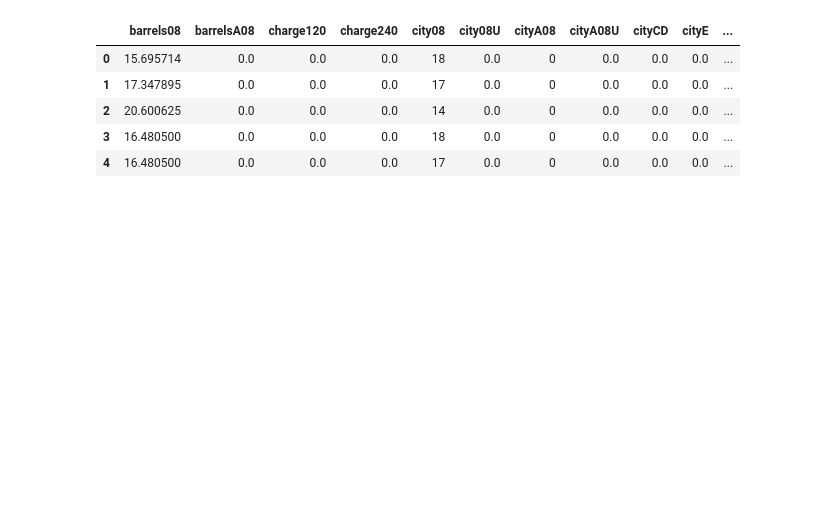
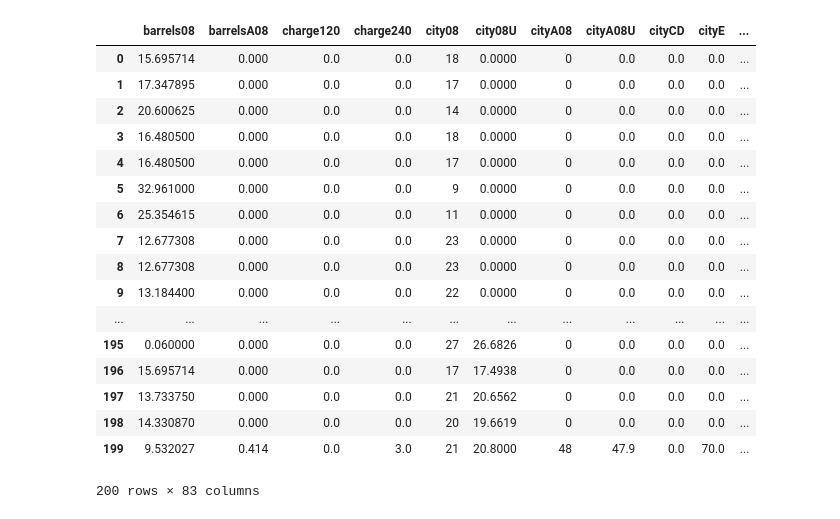
Before and after one commit to jnfoote76/fuel-economy-analysis, a Jupyter notebook: erica_work.ipynb, the cells around one changed output. Cells and saved outputs as stored; diff of their text form; code cells hidden in the pictures; blank space fills up the shorter version.

```diff
--- a/erica_work.ipynb
+++ b/erica_work.ipynb
@@ -1,14 +1,31 @@
 # %%
 #https://datasource.kapsarc.org/explore/dataset/us-vehicle-fuel-economy-data-1984-2017/table/
 import pandas as pd
+from sklearn.linear_model import LogisticRegression
 
-df = pd.read_csv("us-vehicle-fuel-economy-data-1984-2017.csv", ";")
+from sklearn.feature_extraction import DictVectorizer as DV
+import numpy as np
+np.set_printoptions(threshold=np.inf)
+
+vehicle_fuel_economy_data = pd.read_csv("us-vehicle-fuel-economy-data-1984-2017.csv", ";")
 pd.set_option('display.max_columns', None)
-df.head()
+vehicle_fuel_economy_data.head(200)
 # %% [output]
 |  | barrels08 | barrelsA08 | charge120 | charge240 | city08 | city08U | cityA08 | cityA08U | cityCD | cityE | ... |
-| 0 | 15.695714 | 0.0 | 0.0 | 0.0 | 18 | 0.0 | 0 | 0.0 | 0.0 | 0.0 | ... |
-| 1 | 17.347895 | 0.0 | 0.0 | 0.0 | 17 | 0.0 | 0 | 0.0 | 0.0 | 0.0 | ... |
-| 2 | 20.600625 | 0.0 | 0.0 | 0.0 | 14 | 0.0 | 0 | 0.0 | 0.0 | 0.0 | ... |
-| 3 | 16.480500 | 0.0 | 0.0 | 0.0 | 18 | 0.0 | 0 | 0.0 | 0.0 | 0.0 | ... |
-| 4 | 16.480500 | 0.0 | 0.0 | 0.0 | 17 | 0.0 | 0 | 0.0 | 0.0 | 0.0 | ... |
+| 0 | 15.695714 | 0.000 | 0.0 | 0.0 | 18 | 0.0000 | 0 | 0.0 | 0.0 | 0.0 | ... |
+| 1 | 17.347895 | 0.000 | 0.0 | 0.0 | 17 | 0.0000 | 0 | 0.0 | 0.0 | 0.0 | ... |
+| 2 | 20.600625 | 0.000 | 0.0 | 0.0 | 14 | 0.0000 | 0 | 0.0 | 0.0 | 0.0 | ... |
+| 3 | 16.480500 | 0.000 | 0.0 | 0.0 | 18 | 0.0000 | 0 | 0.0 | 0.0 | 0.0 | ... |
+| 4 | 16.480500 | 0.000 | 0.0 | 0.0 | 17 | 0.0000 | 0 | 0.0 | 0.0 | 0.0 | ... |
+| 5 | 32.961000 | 0.000 | 0.0 | 0.0 | 9 | 0.0000 | 0 | 0.0 | 0.0 | 0.0 | ... |
+| 6 | 25.354615 | 0.000 | 0.0 | 0.0 | 11 | 0.0000 | 0 | 0.0 | 0.0 | 0.0 | ... |
+| 7 | 12.677308 | 0.000 | 0.0 | 0.0 | 23 | 0.0000 | 0 | 0.0 | 0.0 | 0.0 | ... |
+| 8 | 12.677308 | 0.000 | 0.0 | 0.0 | 23 | 0.0000 | 0 | 0.0 | 0.0 | 0.0 | ... |
+| 9 | 13.184400 | 0.000 | 0.0 | 0.0 | 22 | 0.0000 | 0 | 0.0 | 0.0 | 0.0 | ... |
+| ... | ... | ... | ... | ... | ... | ... | ... | ... | ... | ... | ... |
+| 195 | 0.060000 | 0.000 | 0.0 | 0.0 | 27 | 26.6826 | 0 | 0.0 | 0.0 | 0.0 | ... |
+| 196 | 15.695714 | 0.000 | 0.0 | 0.0 | 17 | 17.4938 | 0 | 0.0 | 0.0 | 0.0 | ... |
+| 197 | 13.733750 | 0.000 | 0.0 | 0.0 | 21 | 20.6562 | 0 | 0.0 | 0.0 | 0.0 | ... |
+| 198 | 14.330870 | 0.000 | 0.0 | 0.0 | 20 | 19.6619 | 0 | 0.0 | 0.0 | 0.0 | ... |
+| 199 | 9.532027 | 0.414 | 0.0 | 3.0 | 21 | 20.8000 | 48 | 47.9 | 0.0 | 70.0 | ... |
+200 rows × 83 columns
```
Also changed, not shown: parts of 2 cells of this notebook.
